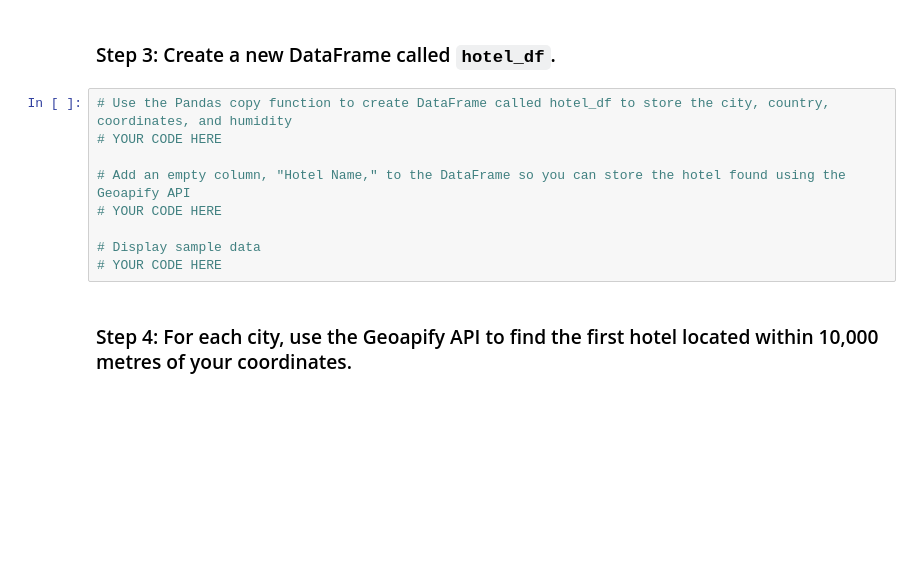
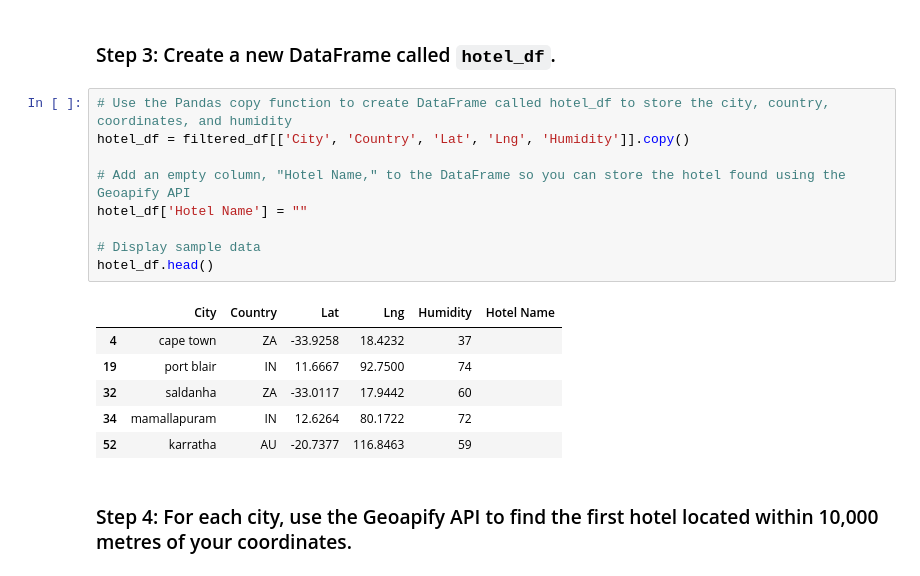
Before and after one commit to AdamTuor/python-api-challenge, a Jupyter notebook: WeatherPy/VacationPy.ipynb, the cells around one changed output. Saved outputs shown, nothing was run; the diff lists cells and outputs as text; blank space fills up the shorter version.

```diff
--- a/WeatherPy/VacationPy.ipynb
+++ b/WeatherPy/VacationPy.ipynb
@@ -62,13 +87,20 @@ map_plot
 ### Step 3: Create a new DataFrame called `hotel_df`.
 # %%
 # Use the Pandas copy function to create DataFrame called hotel_df to store the city, country, coordinates, and humidity
-# YOUR CODE HERE
+hotel_df = filtered_df[['City', 'Country', 'Lat', 'Lng', 'Humidity']].copy()
 
 # Add an empty column, "Hotel Name," to the DataFrame so you can store the hotel found using the Geoapify API
-# YOUR CODE HERE
+hotel_df['Hotel Name'] = ""
 
 # Display sample data
-# YOUR CODE HERE
+hotel_df.head()
+# %% [output]
+|  | City | Country | Lat | Lng | Humidity | Hotel Name |
+| 4 | cape town | ZA | -33.9258 | 18.4232 | 37 |  |
+| 19 | port blair | IN | 11.6667 | 92.7500 | 74 |  |
+| 32 | saldanha | ZA | -33.0117 | 17.9442 | 60 |  |
+| 34 | mamallapuram | IN | 12.6264 | 80.1722 | 72 |  |
+| 52 | karratha | AU | -20.7377 | 116.8463 | 59 |  |
 # %% [markdown]
 ### Step 4: For each city, use the Geoapify API to find the first hotel located within 10,000 metres of your coordinates.
 # %%
```
Also changed, not shown: parts of 5 cells of this notebook, 1 other file.
